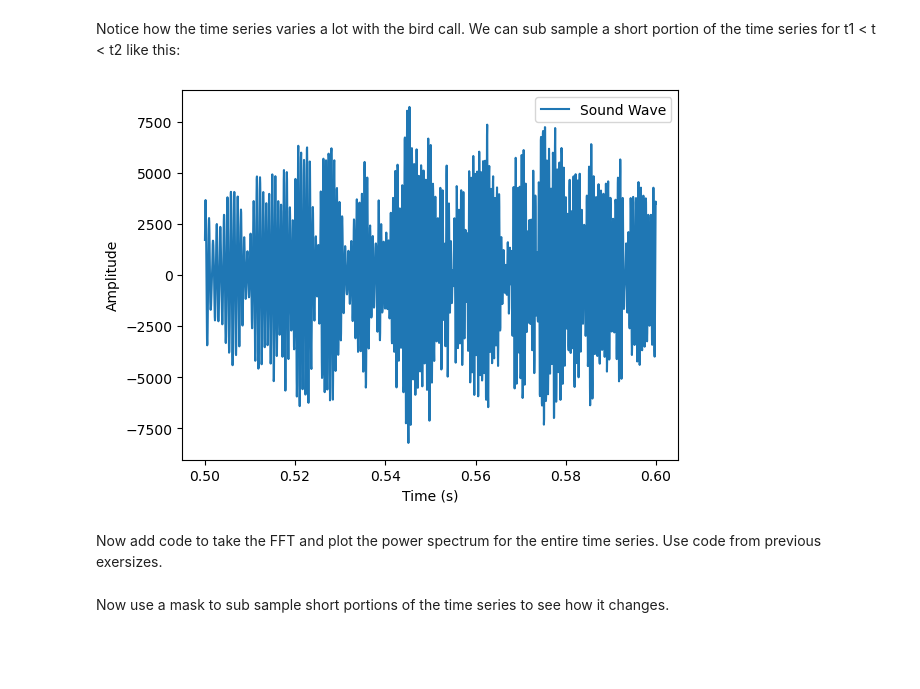
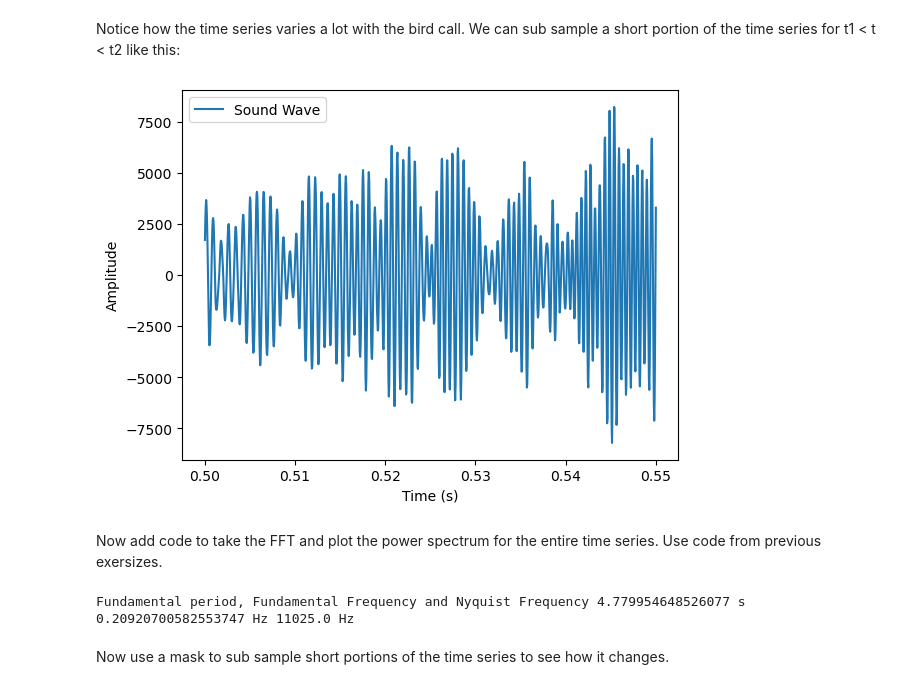
Before and after one commit to EricSalathe/BPHYS450, a Jupyter notebook: Templates/SoundFFT.ipynb, the cells around one changed output. Drawn from its saved outputs; the diff is of its cells as text; code cells hidden in the pictures; blank space fills up the shorter version.

```diff
--- a/Templates/SoundFFT.ipynb
+++ b/Templates/SoundFFT.ipynb
@@ -50,18 +59,34 @@ show()
 Notice how the time series varies a lot with the bird call. We can sub sample a short portion of the time series for t1 < t < t2 like this:
 # %%
 t1 = 0.5
-t2 = 0.6
+t2 = 0.55
 
 # create a mask
 mask = (t1<t) & (t<t2)
 
 # plot only masked data
 plot(t[mask],f[mask])
 xlabel('Time (s)')
 ylabel('Amplitude')
 legend(['Sound Wave'])
 show()
 # %% [output]
-[figure, old version]
+[figure, new version]
 # %% [markdown]
 Now add code to take the FFT and plot the power spectrum for the entire time series. Use code from previous exersizes.
+# %%
+# frequency dimension
+T=t[-1]
+freqf =  1/T # Hz   fundamental frequency (lowest frequency)
+nfmax = int(nt/2) # number of frequencies resolved by FFT
+
+freqmax = freqf*nfmax # Max frequency (Nyquist)
+
+freq = arange(0, freqmax, freqf) # frequency array using arange(start,stop,step)
+# Note:
+#     include freq=0 (constant term), so freq[0]=0
+#     end one term before the  Nyquist (max) frequency, so freq[-1]=freqmax-freqf
+
+print('Fundamental period, Fundamental Frequency and Nyquist Frequency',T,'s', freqf,'Hz', freqmax,'Hz')
+# %% [output]
+Fundamental period, Fundamental Frequency and Nyquist Frequency 4.779954648526077 s 0.20920700582553747 Hz 11025.0 Hz
```
Also changed, not shown: parts of 5 cells of this notebook, 3 other files.
